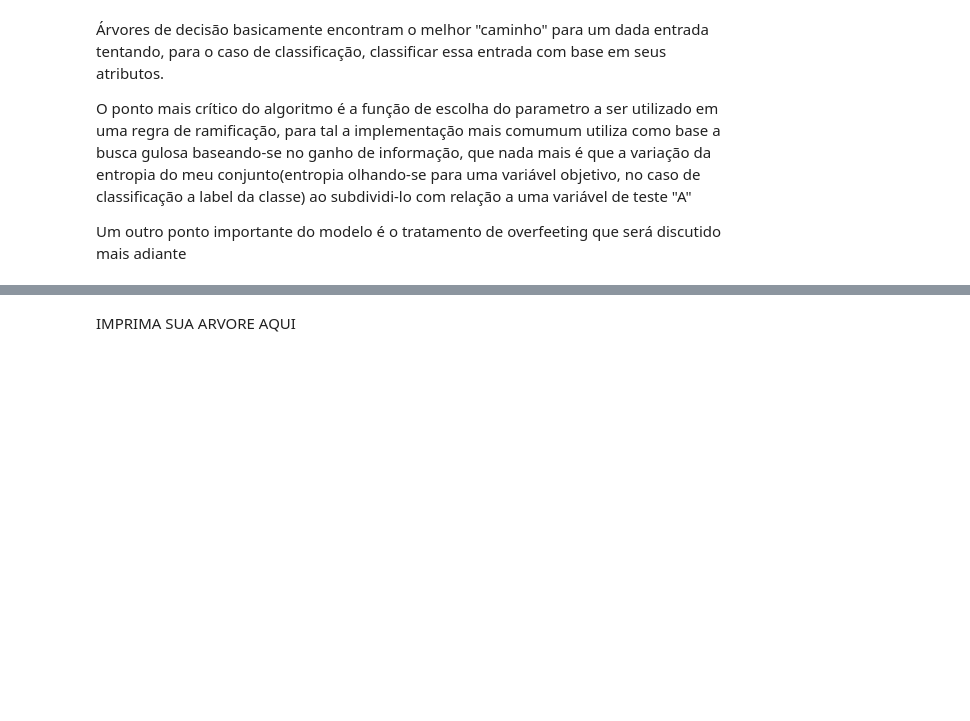
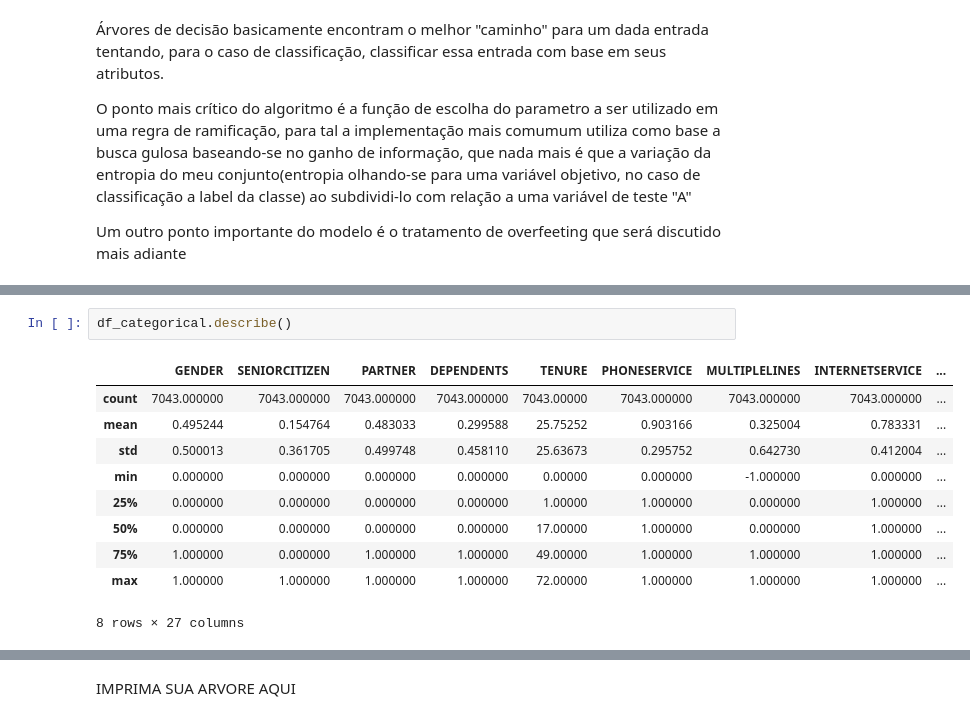
Before and after one commit to rycardyo/DashBoards, a Jupyter notebook: notebooks/modelo_preditivo.ipynb, the cells around one changed output, grey strips where cells are left out. Saved outputs shown, nothing was run; the diff lists cells and outputs as text; blank space fills up the shorter version.

```diff
--- a/notebooks/modelo_preditivo.ipynb
+++ b/notebooks/modelo_preditivo.ipynb
@@ -320,0 +347,13 @@ Um outro ponto importante do modelo é o tratamento de overfeeting que será dis
+# %%
+df_categorical.describe()
+# %% [output]
+|  | GENDER | SENIORCITIZEN | PARTNER | DEPENDENTS | TENURE | PHONESERVICE | MULTIPLELINES | INTERNETSERVICE | ... |
+| count | 7043.000000 | 7043.000000 | 7043.000000 | 7043.000000 | 7043.00000 | 7043.000000 | 7043.000000 | 7043.000000 | ... |
+| mean | 0.495244 | 0.154764 | 0.483033 | 0.299588 | 25.75252 | 0.903166 | 0.325004 | 0.783331 | ... |
+| std | 0.500013 | 0.361705 | 0.499748 | 0.458110 | 25.63673 | 0.295752 | 0.642730 | 0.412004 | ... |
+| min | 0.000000 | 0.000000 | 0.000000 | 0.000000 | 0.00000 | 0.000000 | -1.000000 | 0.000000 | ... |
+| 25% | 0.000000 | 0.000000 | 0.000000 | 0.000000 | 1.00000 | 1.000000 | 0.000000 | 1.000000 | ... |
+| 50% | 0.000000 | 0.000000 | 0.000000 | 0.000000 | 17.00000 | 1.000000 | 0.000000 | 1.000000 | ... |
+| 75% | 1.000000 | 0.000000 | 1.000000 | 1.000000 | 49.00000 | 1.000000 | 1.000000 | 1.000000 | ... |
+| max | 1.000000 | 1.000000 | 1.000000 | 1.000000 | 72.00000 | 1.000000 | 1.000000 | 1.000000 | ... |
+8 rows × 27 columns
```
Also changed, not shown: parts of 17 cells of this notebook, 3 other files.
